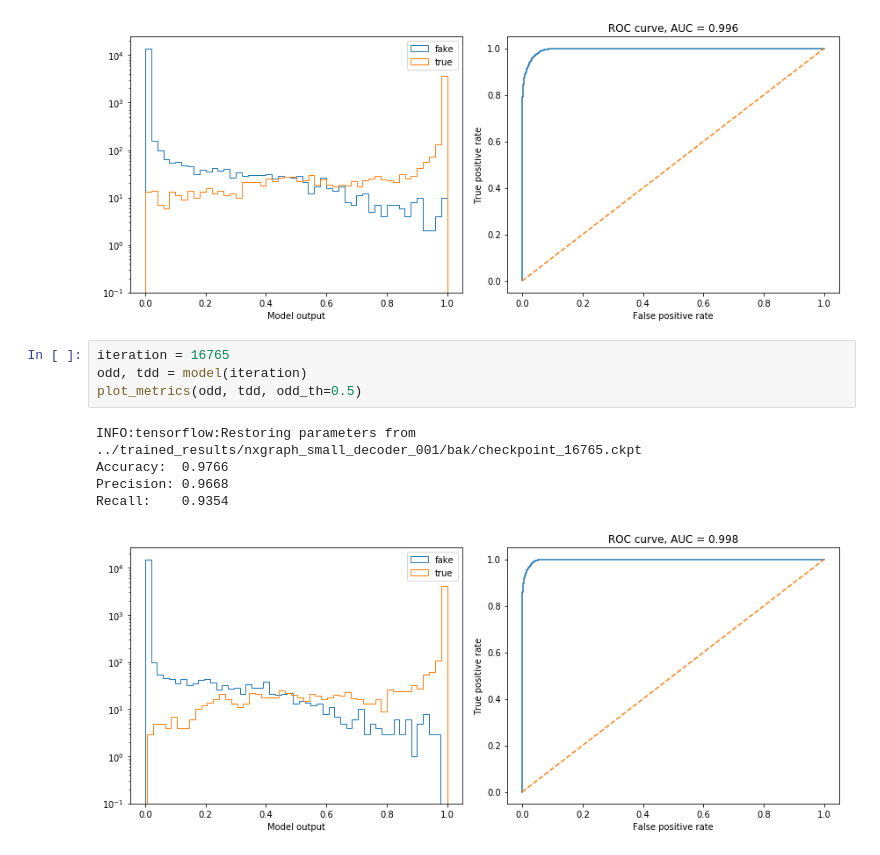
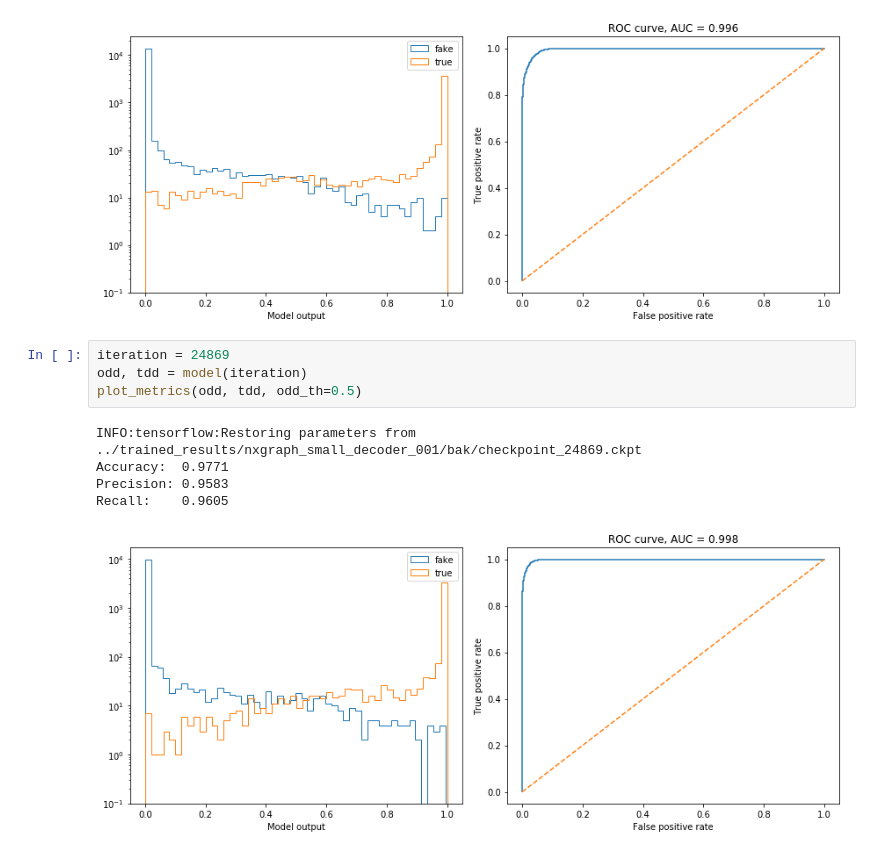
Before and after one commit to xju2/heptrkx-gnn-tracking, a Jupyter notebook: notebooks/LoadTFModel-default.ipynb, the cells around one changed output. Drawn from its saved outputs; the diff is of its cells as text.

```diff
--- a/notebooks/LoadTFModel-default.ipynb
+++ b/notebooks/LoadTFModel-default.ipynb
@@ -26,12 +26,12 @@ Precision: 0.9424
 Recall:    0.9172
 [figure]
 # %%
-iteration = 16765
+iteration = 24869
 odd, tdd = model(iteration)
 plot_metrics(odd, tdd, odd_th=0.5)
 # %% [output]
-INFO:tensorflow:Restoring parameters from ../trained_results/nxgraph_small_decoder_001/bak/checkpoint_16765.ckpt
-Accuracy:  0.9766
-Precision: 0.9668
-Recall:    0.9354
+INFO:tensorflow:Restoring parameters from ../trained_results/nxgraph_small_decoder_001/bak/checkpoint_24869.ckpt
+Accuracy:  0.9771
+Precision: 0.9583
+Recall:    0.9605
-[figure, old version]
+[figure, new version]
```
Also changed, not shown: parts of 1 cell of this notebook, 3 other files.
